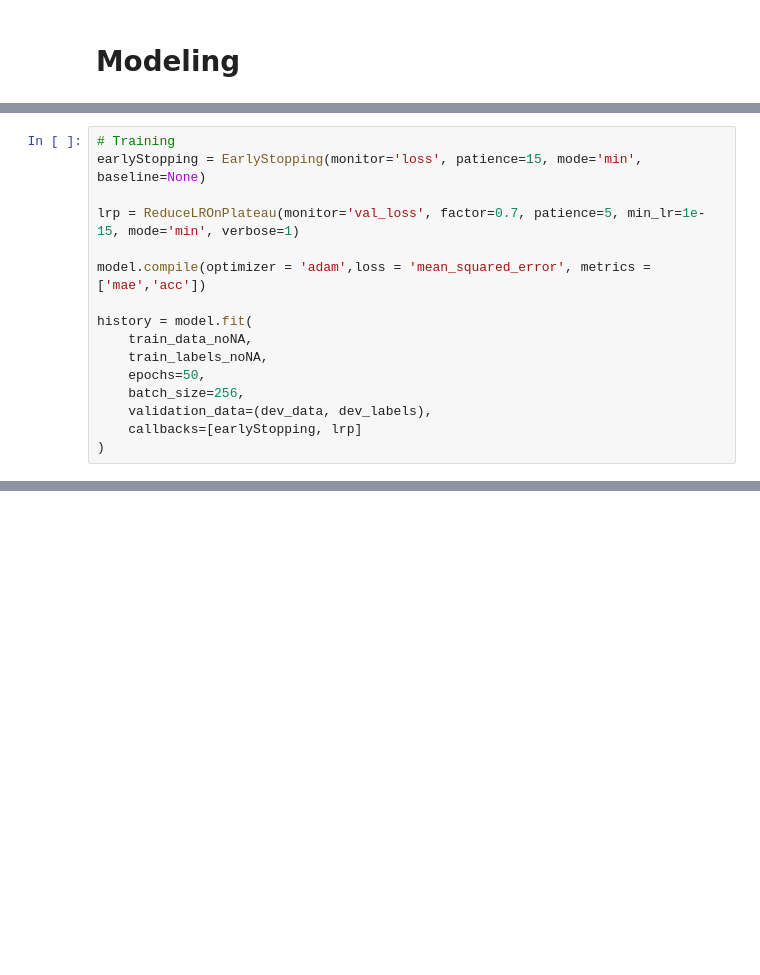
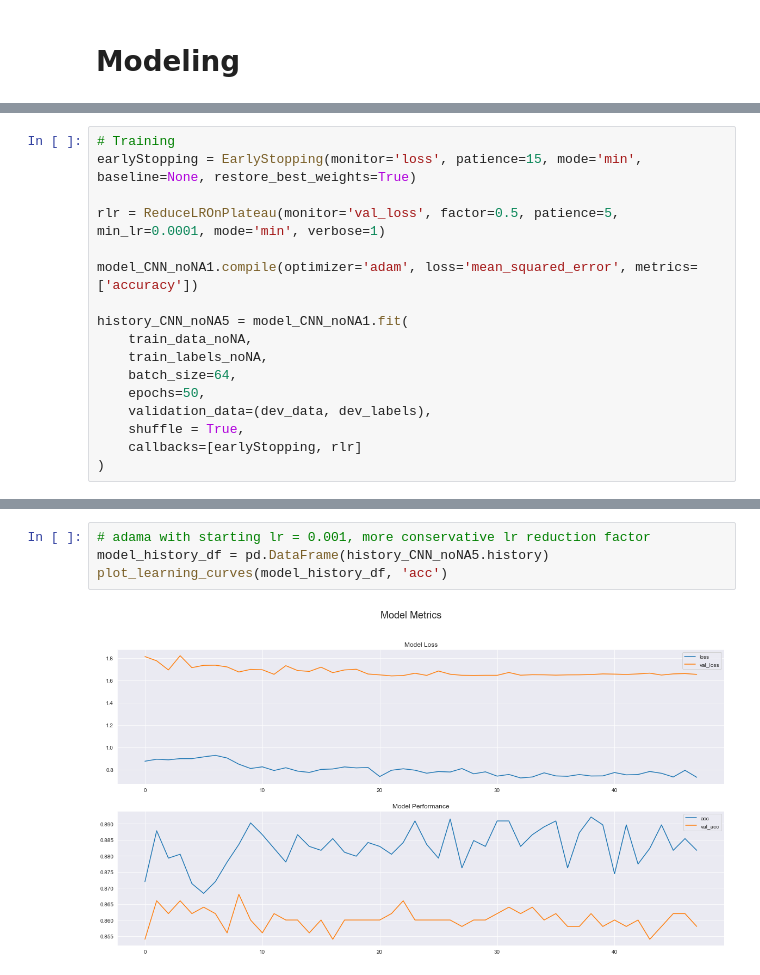
Before and after one commit to amcarite/Facial-Keypoint-Detection-with-Deep-Learning, a Jupyter notebook: oscar/1-oscar-face-keypoints.ipynb, the cells around one changed output, grey strips where cells are left out. Cells and saved outputs as stored; diff of their text form; blank space fills up the shorter version.

```diff
--- a/oscar/1-oscar-face-keypoints.ipynb
+++ b/oscar/1-oscar-face-keypoints.ipynb
@@ -335,16 +486,17 @@ _________________________________________________________________
 # %%
 # Training
-earlyStopping = EarlyStopping(monitor='loss', patience=15, mode='min', baseline=None)
+earlyStopping = EarlyStopping(monitor='loss', patience=15, mode='min', baseline=None, restore_best_weights=True)
 
-lrp = ReduceLROnPlateau(monitor='val_loss', factor=0.7, patience=5, min_lr=1e-15, mode='min', verbose=1)
+rlr = ReduceLROnPlateau(monitor='val_loss', factor=0.5, patience=5, min_lr=0.0001, mode='min', verbose=1)
 
-model.compile(optimizer = 'adam',loss = 'mean_squared_error', metrics = ['mae','acc'])
+model_CNN_noNA1.compile(optimizer='adam', loss='mean_squared_error', metrics=['accuracy'])
 
-history = model.fit(
+history_CNN_noNA5 = model_CNN_noNA1.fit(
     train_data_noNA,
     train_labels_noNA,
+    batch_size=64,
     epochs=50,
-    batch_size=256,
     validation_data=(dev_data, dev_labels),
-    callbacks=[earlyStopping, lrp]
+    shuffle = True,
+    callbacks=[earlyStopping, rlr]
 )
@@ -350,0 +521,6 @@ history = model.fit(
+# %%
+# adama with starting lr = 0.001, more conservative lr reduction factor
+model_history_df = pd.DataFrame(history_CNN_noNA5.history)
+plot_learning_curves(model_history_df, 'acc')
+# %% [output]
+[figure, added]
```
Also changed, not shown: parts of 13 cells of this notebook.
